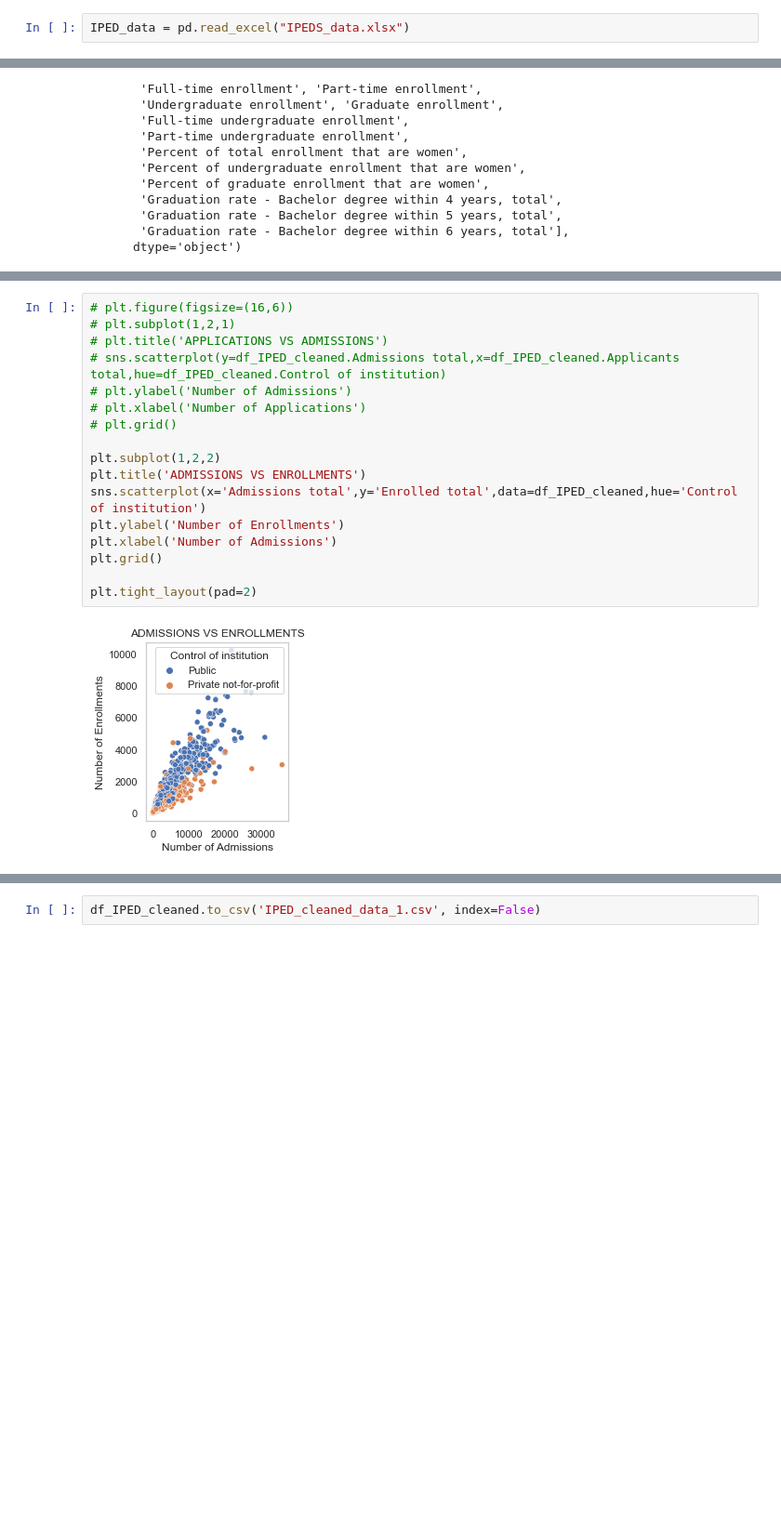
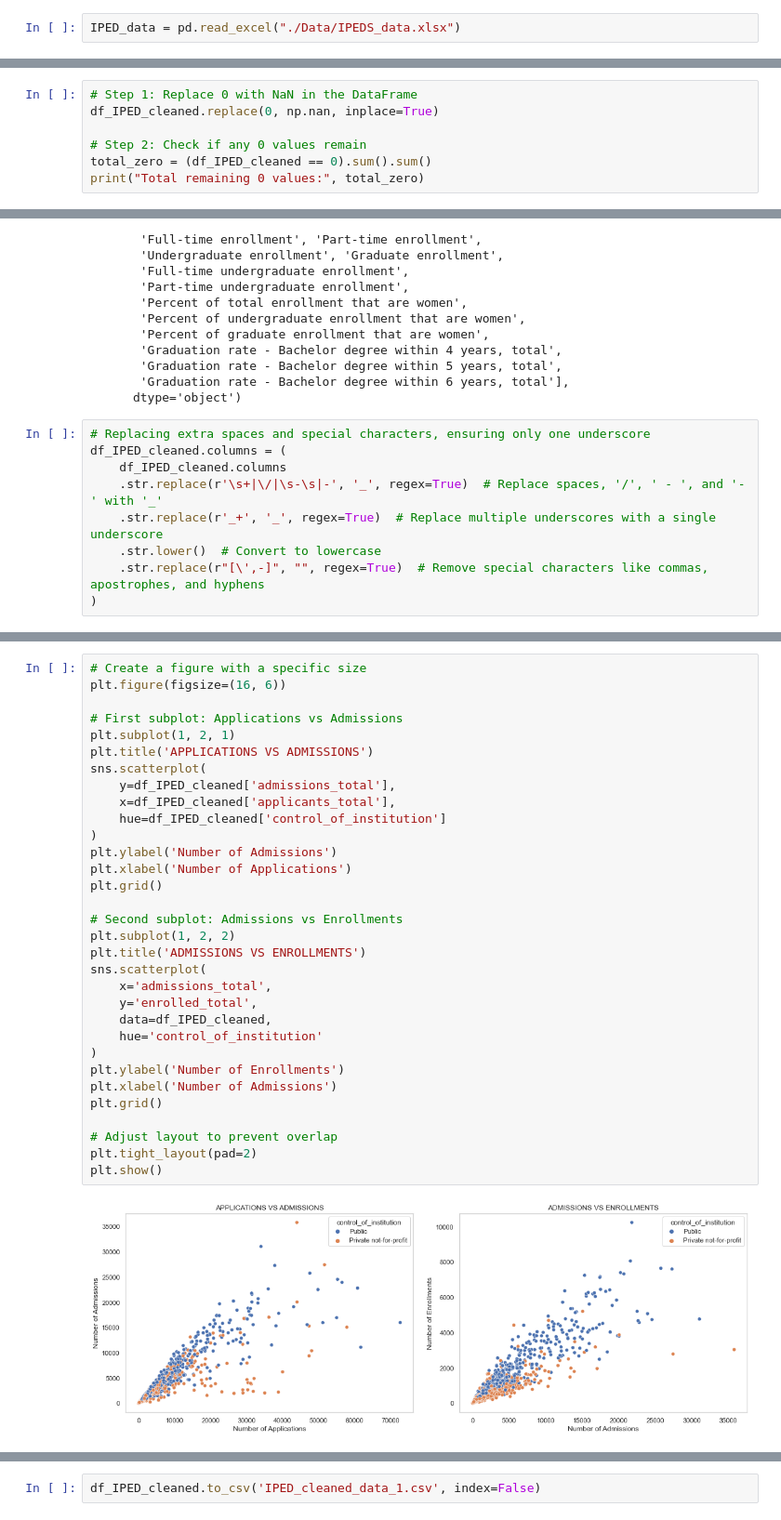
Before and after one commit to rohitgulve/IPEDS-Data-Analysis, a Jupyter notebook: IPED Data Analysis.ipynb, the cells around one changed output, grey strips where cells are left out. Shown: that part at 93% size. Saved outputs shown, nothing was run; the diff lists cells and outputs as text; blank space fills up the shorter version.

```diff
--- a/IPED Data Analysis.ipynb
+++ b/IPED Data Analysis.ipynb
@@ -3,5 +7,5 @@ import pandas as pd
 # %%
-IPED_data = pd.read_excel("IPEDS_data.xlsx")
+IPED_data = pd.read_excel("./Data/IPEDS_data.xlsx")
 # %%
 IPED_data.head()
 # %% [output]
@@ -284,0 +335,7 @@ high_app
+# %%
+# Step 1: Replace 0 with NaN in the DataFrame
+df_IPED_cleaned.replace(0, np.nan, inplace=True)
+
+# Step 2: Check if any 0 values remain
+total_zero = (df_IPED_cleaned == 0).sum().sum()
+print("Total remaining 0 values:", total_zero)
@@ -335,3 +410,12 @@ Index(['Name', 'year', 'Highest degree offered', 'Offers Bachelor's degree',
        'Graduation rate - Bachelor degree within 5 years, total',
        'Graduation rate - Bachelor degree within 6 years, total'],
       dtype='object')
+# %%
+# Replacing extra spaces and special characters, ensuring only one underscore
+df_IPED_cleaned.columns = (
+    df_IPED_cleaned.columns
+    .str.replace(r'\s+|\/|\s-\s|-', '_', regex=True)  # Replace spaces, '/', ' - ', and '-' with '_'
+    .str.replace(r'_+', '_', regex=True)  # Replace multiple underscores with a single underscore
+    .str.lower()  # Convert to lowercase
+    .str.replace(r"[\',-]", "", regex=True)  # Remove special characters like commas, apostrophes, and hyphens
+)
@@ -370,19 +476,34 @@ plt.show()
 # %%
-# plt.figure(figsize=(16,6))
-# plt.subplot(1,2,1)
-# plt.title('APPLICATIONS VS ADMISSIONS')
-# sns.scatterplot(y=df_IPED_cleaned.Admissions total,x=df_IPED_cleaned.Applicants total,hue=df_IPED_cleaned.Control of institution)
-# plt.ylabel('Number of Admissions')
-# plt.xlabel('Number of Applications')
-# plt.grid()
+# Create a figure with a specific size
+plt.figure(figsize=(16, 6))
 
-plt.subplot(1,2,2)
+# First subplot: Applications vs Admissions
+plt.subplot(1, 2, 1)
+plt.title('APPLICATIONS VS ADMISSIONS')
+sns.scatterplot(
+    y=df_IPED_cleaned['admissions_total'],
+    x=df_IPED_cleaned['applicants_total'],
+    hue=df_IPED_cleaned['control_of_institution']
+)
+plt.ylabel('Number of Admissions')
+plt.xlabel('Number of Applications')
+plt.grid()
+
+# Second subplot: Admissions vs Enrollments
+plt.subplot(1, 2, 2)
 plt.title('ADMISSIONS VS ENROLLMENTS')
-sns.scatterplot(x='Admissions total',y='Enrolled total',data=df_IPED_cleaned,hue='Control of institution')
+sns.scatterplot(
+    x='admissions_total',
+    y='enrolled_total',
+    data=df_IPED_cleaned,
+    hue='control_of_institution'
+)
 plt.ylabel('Number of Enrollments')
 plt.xlabel('Number of Admissions')
 plt.grid()
 
+# Adjust layout to prevent overlap
 plt.tight_layout(pad=2)
+plt.show()
 # %% [output]
-[figure, old version]
+[figure, new version]
```
Also changed, not shown: parts of 16 cells of this notebook, 1 other file.
